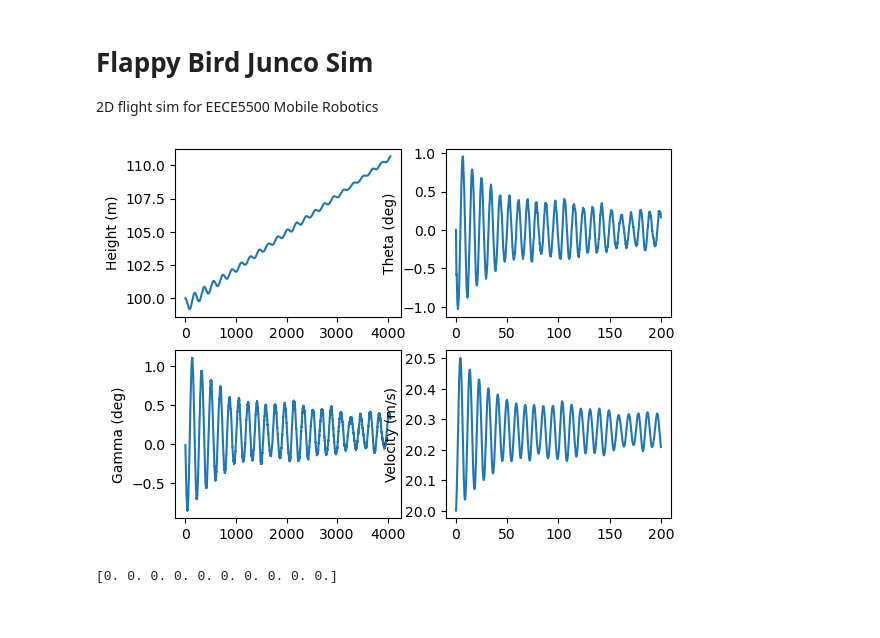
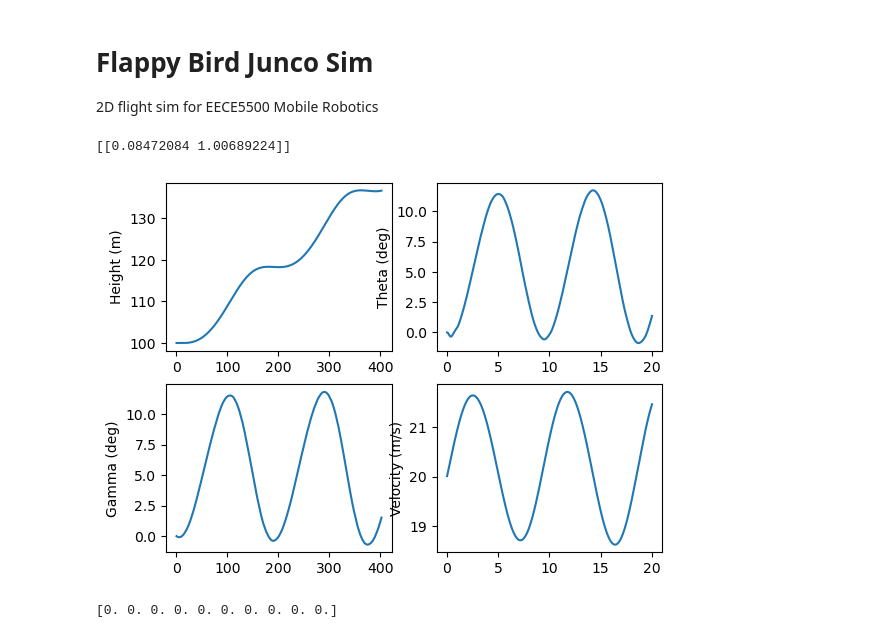
Before and after one commit to Tsmorz/project-junco, a Jupyter notebook: flappy_sim.ipynb, the cells around one changed output. Saved outputs shown, nothing was run; the diff lists cells and outputs as text; code cells hidden in the pictures.

Commit message:
Added in LQR controller

```diff
--- a/flappy_sim.ipynb
+++ b/flappy_sim.ipynb
@@ -16,8 +16,41 @@ import scipy as sci
 
 import gym
 import control
+# %%
+m = 3.2
+Iyy = 1/12*m*0.8**2
+
+S = 0.25
+c = 0.13
+
+Cl_0 = 0.5
+Cl_alpha = 0.17
+
+Cd_0 = 0.02
+K = 0.01
+
+Cm_0 = -0.05*0
+Cm_alpha = -0.2
+Cm_alpha_dot = -0.01
+Cm_delta_e = 0.2
+
+g = 9.81
+
+vNom = 20
+rhoNom = 1.225
+qNom = 0.5*rhoNom*vNom**2
+
+ANom = np.array([[0, 1], [Cm_alpha*qNom*S/Iyy, 0]])
+BNom = np.array([[0], [qNom*Cm_delta_e*S]])
+Q =  np.array([[1, 0], [0, 1]])
+R =  np.array([[1]])
+Kgain = control.lqr(ANom, BNom, Q, R)[0]
+print(Kgain)
+# %% [output]
+[[0.08472084 1.00689224]]
 # %%
 class Drone():
+    dt = 0.01
     m = 3.2
     Iyy = 1/12*m*0.8**2
 
@@ -37,6 +70,15 @@ class Drone():
 
     g = 9.81
 
+    vNom = 20
+    rhoNom = 1.225
+    qNom = 0.5*rhoNom*vNom**2
+
+    ANom = np.array([[0, 1], [Cm_alpha*qNom*S/Iyy, Cm_alpha_dot*qNom*S/Iyy]])
+    BNom = np.array([[0], [qNom*Cm_delta_e*S]])
+    Q =  np.array([[1, 0], [0, 7]])
+    R =  np.array([[1]])
+    Kgain = control.lqr(ANom, BNom, Q, R)[0]
 
     def __init__(self):
         self.x_thres = 10000
@@ -63,16 +105,12 @@ class Drone():
         self.steps_beyond_terminated = None
 
         self.time = 0.
-        self.dt = 0.01
 
     def thetaFromElivator(self, T,thetaDes, delta_e):
         alphaNom = -(self.Cm_0+self.Cm_delta_e*delta_e)/self.Cm_alpha
         Clnom = self.Cl_0 + self.Cl_alpha*alphaNom
         Cdnom = self.Cd_0 + self.K*Clnom**2
         return thetaDes- (-Cdnom/Clnom + T/(self.m*self.g)*(1-Cdnom/Clnom*alphaNom))-alphaNom
-
-    def testFunc(self, x):
-        return x-0.5
 
     def solveForElivator(self, T, thetaDes):
         func = lambda x: self.thetaFromElivator(T, thetaDes,x)
@@ -87,13 +125,15 @@ class Drone():
 
         #Extra states
         x, z, v, theta, theta_dot, gamma = self.state
-        rho = np.random.normal(1.225,0.01)
+        rho = np.random.normal(self.rhoNom,0.01)
         alpha = theta - gamma
         q = 0.5*rho*v**2
 
         #Control inputs
         thrust, pitchCommand = action
         delta_e = self.solveForElivator(thrust, pitchCommand)
+        control = self.Kgain @ np.array([[theta-pitchCommand], [theta_dot]])
+        delta_e = delta_e - control[0][0]
 
         # Forces
         Cl = self.Cl_0 + self.Cl_alpha*alpha
@@ -162,7 +202,7 @@ class Drone():
         return state, reward, terminated, False
 
     def reset(self):
-        self.state = np.array([0,100,20,0,0,0])
+        self.state = np.array([0,100,self.vNom,0,0,0])
         self.steps_beyond_terminated = None
         self.time = 0
 
@@ -173,34 +213,35 @@ class Drone():
 # %%
 env = Drone()
 state = env.reset()
-action = np.array([1.5,0])
+action = np.array([1.5,0/180*np.pi])
 fig, axs = plt.subplots(2, 2)
-iterations = 20000
+iterations = 2000
 trajx = np.zeros(iterations)
 trajz = np.zeros(iterations)
 trajv = np.zeros(iterations)
 trajtheta = np.zeros(iterations)
 trajthetaDot = np.zeros(iterations)
 trajgamma = np.zeros(iterations)
 trajt = np.zeros(iterations)
 
 for iter in range(0, iterations):
+    action = np.array([1.5,0/180*np.pi]) + np.array([3,5.5/180*np.pi])*iter/iterations
     state, reward, done, _ = env.step(action)
     trajt[iter] = env.time
     trajx[iter], trajz[iter], trajv[iter], trajtheta[iter], trajthetaDot[iter], trajgamma[iter]   = state
 
 axs[0, 0].plot(trajx, trajz)
 axs[0, 0].set_ylabel("Height (m)")
 axs[0, 1].plot(trajt, trajtheta*180/np.pi)
 axs[0, 1].set_ylabel("Theta (deg)")
 axs[1, 0].plot(trajx, trajgamma*180/np.pi)
 axs[1, 0].set_ylabel("Gamma (deg)")
 axs[1, 1].plot(trajt, trajv)
 axs[1, 1].set_ylabel("Velocity (m/s)")
 
 fig.show()
 # %% [output]
-[figure, old version]
+[figure, new version]
 # %%
 test = np.zeros(10)
 print(test)
```
